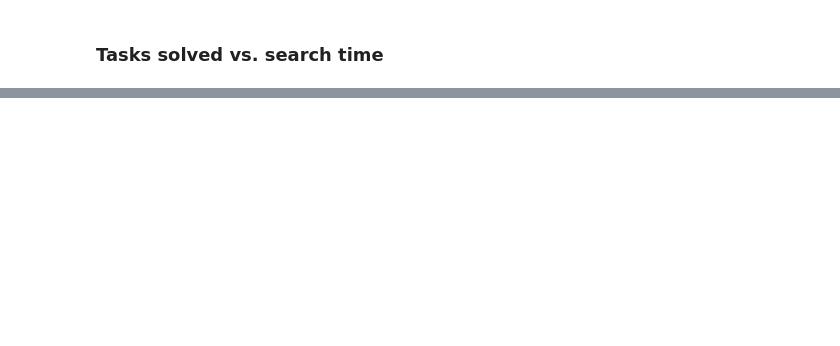
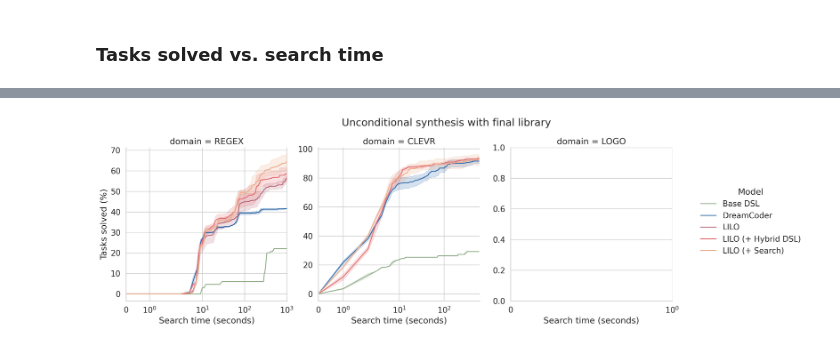
Before and after one commit to gabegrand/lilo, a Jupyter notebook: analysis/analyze_library_evaluation.ipynb, the cells around one changed output, grey strips where cells are left out. Drawn from its saved outputs; the diff is of its cells as text; code cells hidden in the pictures; blank space fills up the shorter version.

```diff
--- a/analysis/analyze_library_evaluation.ipynb
+++ b/analysis/analyze_library_evaluation.ipynb
@@ -84,0 +60,2 @@ plt.title(f"Synthesis with final library - {DOMAIN} (test)");
+# %%
+df_search_time["experiment_type"] = df_search_time["experiment_type"].replace({"gpt_solver": "base_dsl"})
@@ -84,0 +78,23 @@ plt.title(f"Synthesis with final library - {DOMAIN} (test)");
+# %%
+g = sns.relplot(
+    data=analyzer.format_dataframe_camera(df_search_time[df_search_time.split == "test"]),
+    kind="line",
+    col="domain",
+    col_order = list(analyzer.DOMAIN_NAMES_CAMERA.values()),
+    x="time",
+    y=analyzer.COL_NAMES_CAMERA["percent_solved"],
+    hue=analyzer.COL_NAMES_CAMERA["experiment_type"],
+    legend="full",
+    errorbar="se",
+    facet_kws={'sharex': False, 'sharey': False, 'margin_titles': True},
+    palette=analyzer.EXPERIMENT_TYPES_PALETTE,
+)
+
+for ax in g.axes[0]:
+    ax.set(xscale='symlog', xlim=(0., None), xlabel="Search time (seconds)")
+
+plt.suptitle(f"Unconditional synthesis with final library", y=1.05);
+
+plt.savefig(os.path.join(FIGURES_DIR, "unconditional_synthesis.pdf"), dpi=300, bbox_inches="tight");
+# %% [output]
+[figure, added]
```
Also changed, not shown: parts of 6 cells of this notebook, 2 other files.
